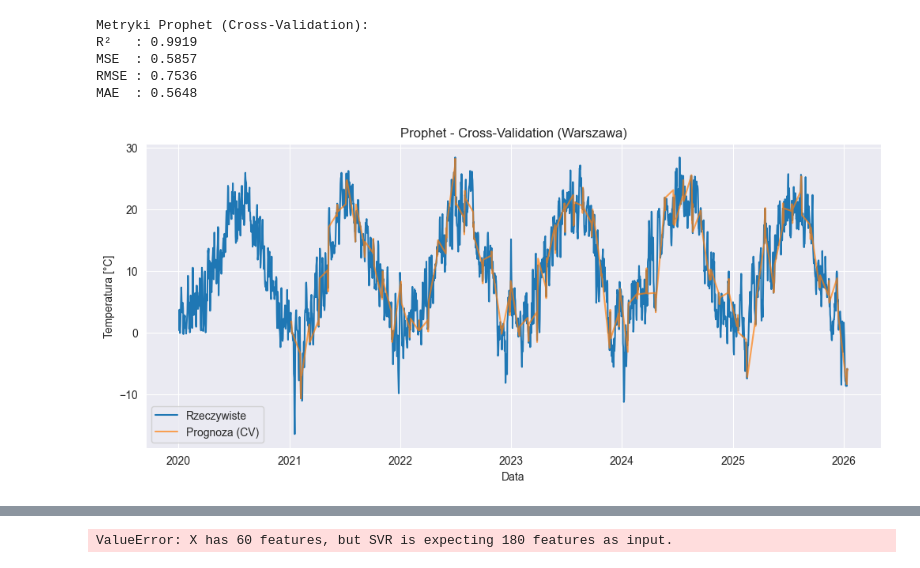
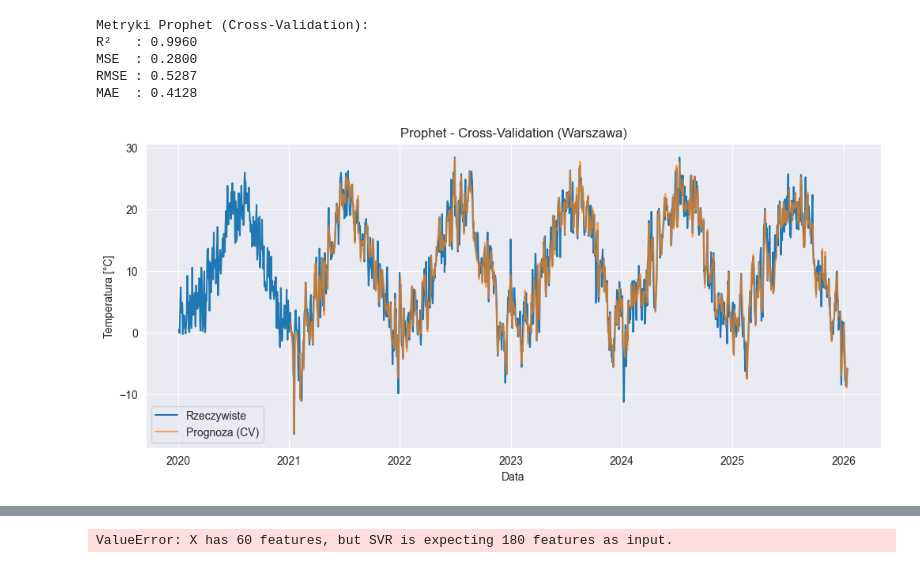
Before and after one commit to GdulskiJ/suml, a Jupyter notebook: models_notebooks/SVRmodel1.ipynb, the cells around one changed output, grey strips where cells are left out. Cells and saved outputs as stored; diff of their text form; code cells hidden in the pictures.

```diff
--- a/models_notebooks/SVRmodel1.ipynb
+++ b/models_notebooks/SVRmodel1.ipynb
@@ -293,7 +263,7 @@ df = pd.read_csv("european_capitals_history_clean2.csv", parse_dates=["time"])
 # =========================
 # 1. Filtracja miasta i przygotowanie danych
 # =========================
-cols_needed = ['time','temp','tmin','tmax','prcp','wspd','pres']
+cols_needed = ['time','temp','tmin','tmax','prcp','wspd','pres','temp_rolling3','temp_diff1']
 df_city = df[df['city']=='Warszawa'][cols_needed].copy()
 df_city.sort_values("time", inplace=True)
 df_city.rename(columns={'time':'ds','temp':'y'}, inplace=True)
@@ -312,7 +282,7 @@ model = Prophet(
 model.add_seasonality(name='monthly', period=30.5, fourier_order=5)
 
 # Dodanie regresorów
-regressors = ['tmin','tmax','prcp','wspd','pres']
+regressors = ['tmin','tmax','prcp','wspd','pres','temp_rolling3','temp_diff1']
 for reg in regressors:
     model.add_regressor(reg)
 model.fit(df_city)
@@ -327,7 +297,7 @@ model.fit(df_city)
 df_cv = cross_validation(
     model,
     initial='365 days',
-    period='30 days',
+    period='10 days',
     horizon='5 days',
     parallel="processes"
 )
@@ -364,10 +334,10 @@ plt.show()
 Seasonality has period of 365.25 days which is larger than initial window. Consider increasing initial.
 Metryki Prophet (Cross-Validation):
-R²   : 0.9919
-MSE  : 0.5857
-RMSE : 0.7536
-MAE  : 0.5648
+R²   : 0.9960
+MSE  : 0.2800
+RMSE : 0.5287
+MAE  : 0.4128
-[figure, old version]
+[figure, new version]
 # %%
 # =========================
 # Prognoza na następne 5 dni
```
Also changed, not shown: parts of 5 cells of this notebook, 6 other files.
